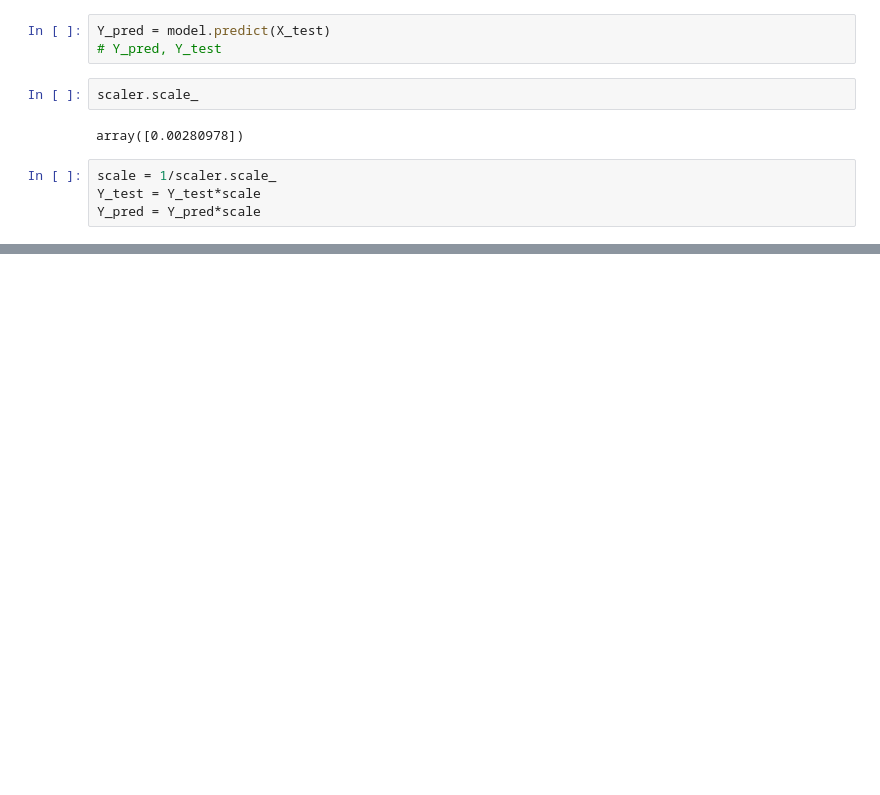
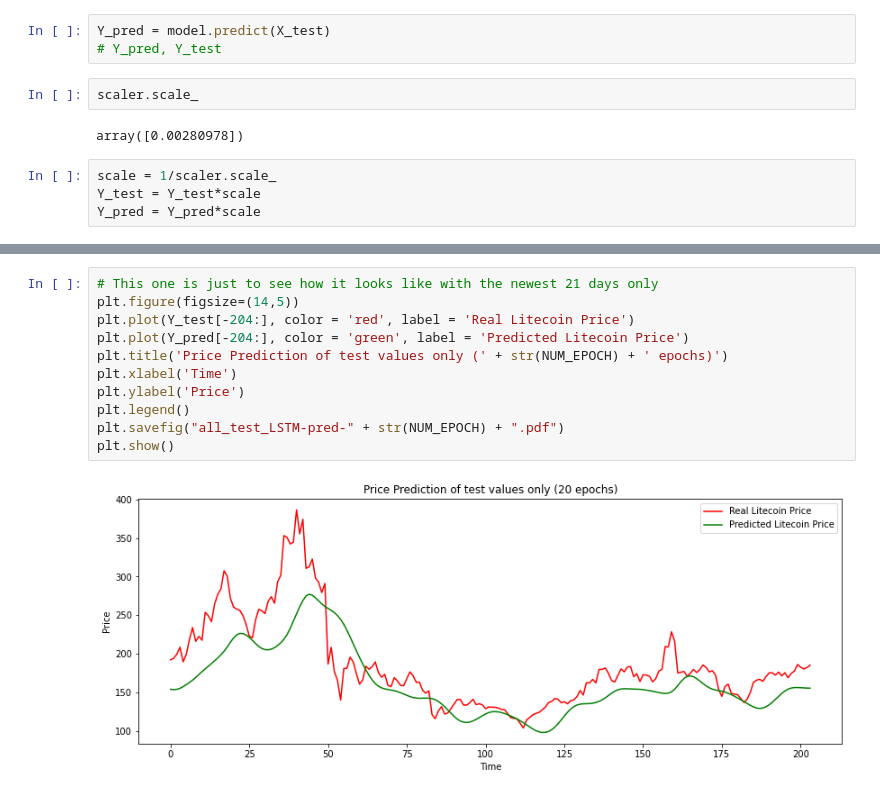
Before and after one commit to frederni/TMA4285-TimeSeries, a Jupyter notebook: TimeSeriesLSTM.ipynb, the cells around one changed output, grey strips where cells are left out. Cells and saved outputs as stored; diff of their text form; blank space fills up the shorter version.

```diff
--- a/TimeSeriesLSTM.ipynb
+++ b/TimeSeriesLSTM.ipynb
@@ -184,0 +224,13 @@ Y_pred = Y_pred*scale
+# %%
+# This one is just to see how it looks like with the newest 21 days only
+plt.figure(figsize=(14,5))
+plt.plot(Y_test[-204:], color = 'red', label = 'Real Litecoin Price')
+plt.plot(Y_pred[-204:], color = 'green', label = 'Predicted Litecoin Price')
+plt.title('Price Prediction of test values only (' + str(NUM_EPOCH) + ' epochs)')
+plt.xlabel('Time')
+plt.ylabel('Price')
+plt.legend()
+plt.savefig("all_test_LSTM-pred-" + str(NUM_EPOCH) + ".pdf")
+plt.show()
+# %% [output]
+[figure, added]
```
Also changed, not shown: parts of 11 cells of this notebook, 2 other files.
